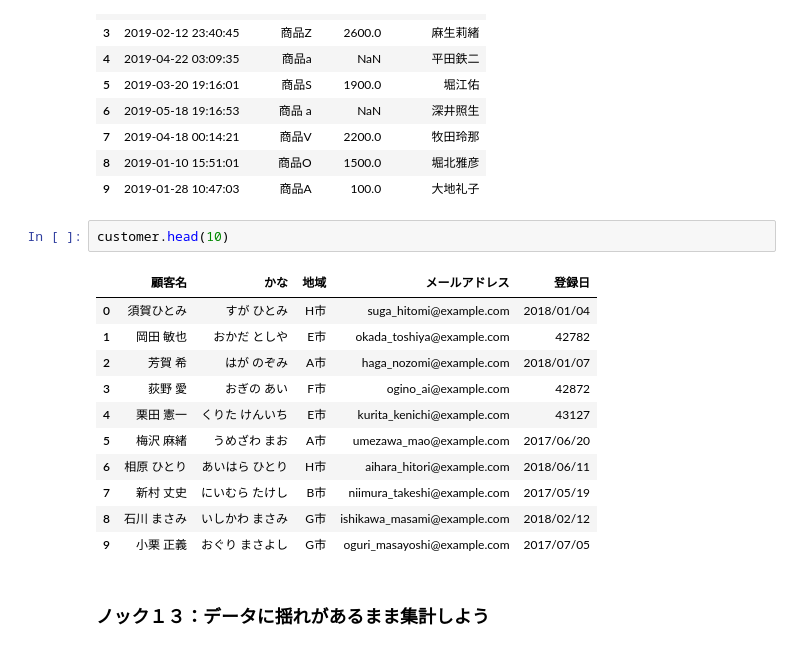
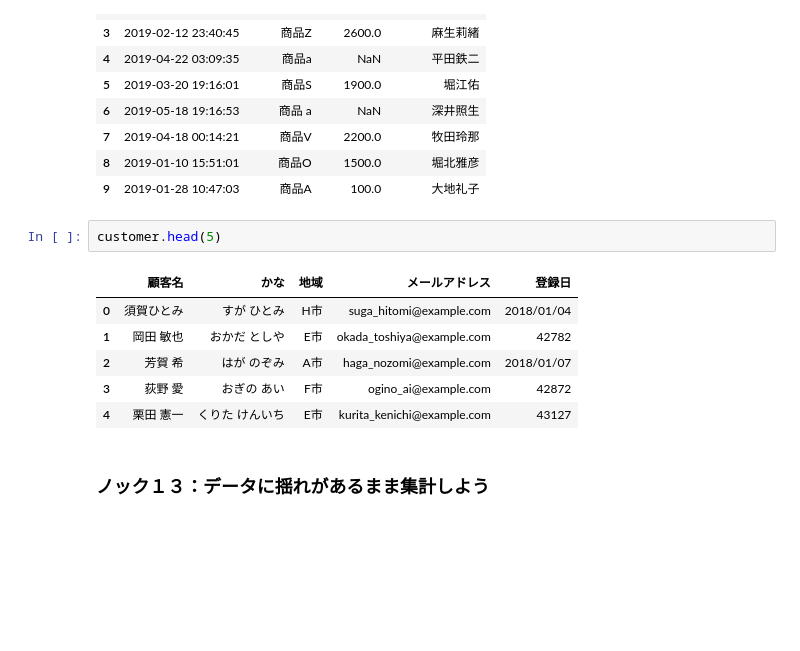
Before and after one commit to haraharaman/learning, a Jupyter notebook: 2章_小売店のデータでデータ加工を行う10本ノック.ipynb, the cells around one changed output. Cells and saved outputs as stored; diff of their text form; blank space fills up the shorter version.

```diff
--- a/2章_小売店のデータでデータ加工を行う10本ノック.ipynb
+++ b/2章_小売店のデータでデータ加工を行う10本ノック.ipynb
@@ -37,19 +37,14 @@ sales.head(10)
 | 8 | 2019-01-10 15:51:01 | 商品O | 1500.0 | 堀北雅彦 |
 | 9 | 2019-01-28 10:47:03 | 商品A | 100.0 | 大地礼子 |
 # %%
-customer.head(10)
+customer.head(5)
 # %% [output]
 |  | 顧客名 | かな | 地域 | メールアドレス | 登録日 |
 | 0 | 須賀ひとみ | すが ひとみ | H市 | suga_hitomi@example.com | 2018/01/04 |
 | 1 | 岡田 敏也 | おかだ としや | E市 | okada_toshiya@example.com | 42782 |
 | 2 | 芳賀 希 | はが のぞみ | A市 | haga_nozomi@example.com | 2018/01/07 |
 | 3 | 荻野 愛 | おぎの あい | F市 | ogino_ai@example.com | 42872 |
 | 4 | 栗田 憲一 | くりた けんいち | E市 | kurita_kenichi@example.com | 43127 |
-| 5 | 梅沢 麻緒 | うめざわ まお | A市 | umezawa_mao@example.com | 2017/06/20 |
-| 6 | 相原 ひとり | あいはら ひとり | H市 | aihara_hitori@example.com | 2018/06/11 |
-| 7 | 新村 丈史 | にいむら たけし | B市 | niimura_takeshi@example.com | 2017/05/19 |
-| 8 | 石川 まさみ | いしかわ まさみ | G市 | ishikawa_masami@example.com | 2018/02/12 |
-| 9 | 小栗 正義 | おぐり まさよし | G市 | oguri_masayoshi@example.com | 2017/07/05 |
 # %% [markdown]
 ### ノック１３：データに揺れがあるまま集計しよう
 # %%
```
Also changed, not shown: parts of 7 cells of this notebook.
